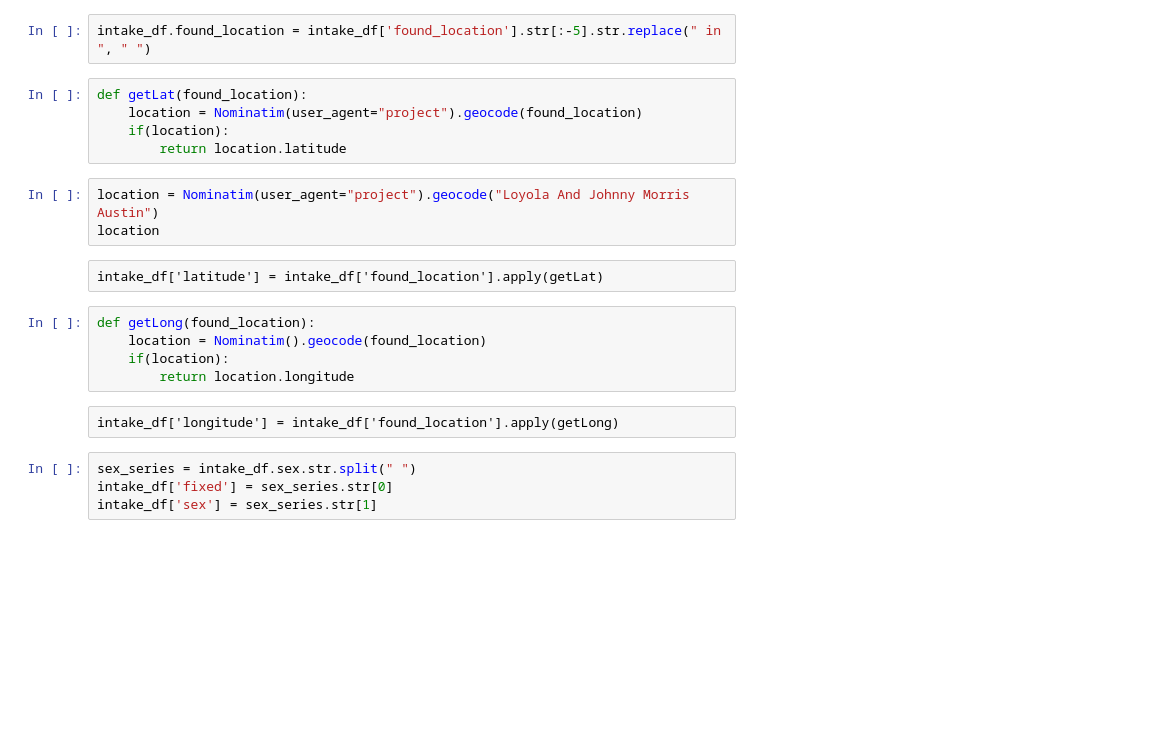
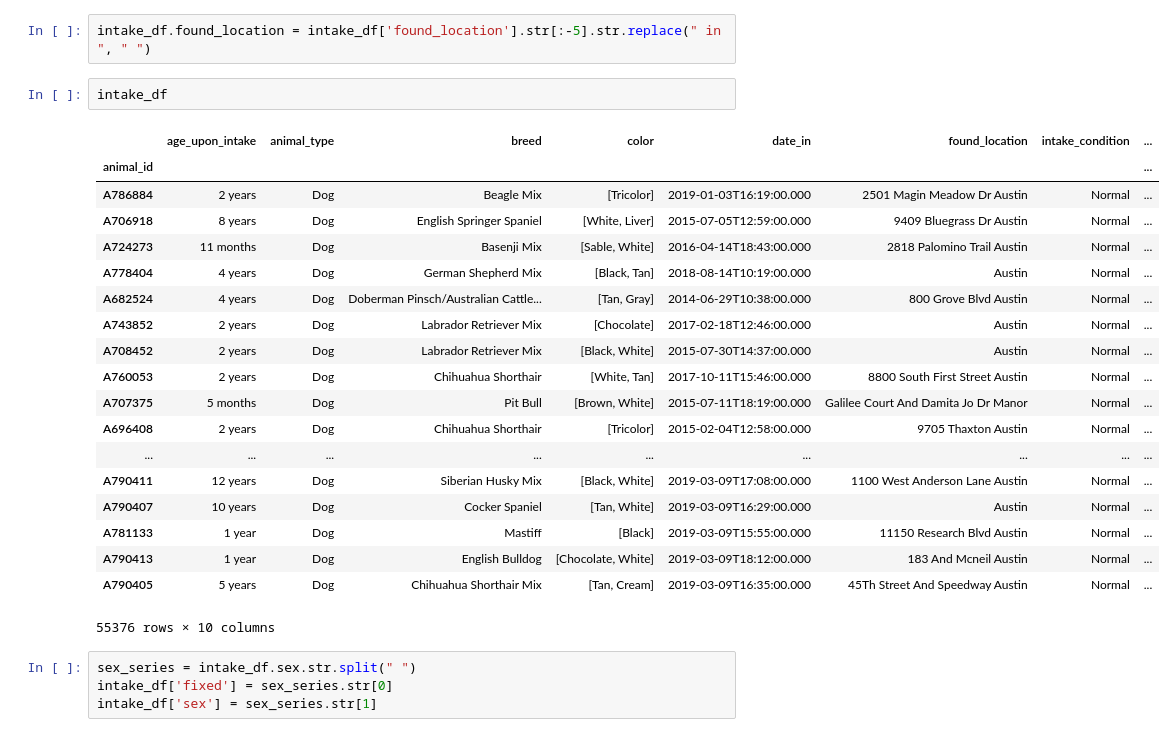
Before and after one commit to rohanvembar/data-science-project, a Jupyter notebook: notebooks/Data Collection and Cleaning.ipynb, the cells around one changed output. Drawn from its saved outputs; the diff is of its cells as text; blank space fills up the shorter version.

```diff
--- a/notebooks/Data Collection and Cleaning.ipynb
+++ b/notebooks/Data Collection and Cleaning.ipynb
@@ -28,23 +30,28 @@ intake_df = intake_df.loc[intake_df['animal_type'] == "Dog"]
 intake_df.color = intake_df.color.str.split('/')
 # %%
 intake_df.found_location = intake_df['found_location'].str[:-5].str.replace(" in ", " ")
-# %%
-def getLat(found_location):
-    location = Nominatim(user_agent="project").geocode(found_location)
-    if(location):
-        return location.latitude
-# %%
-location = Nominatim(user_agent="project").geocode("Loyola And Johnny Morris Austin")
-location
-# %% [raw]
-intake_df['latitude'] = intake_df['found_location'].apply(getLat)
-# %%
-def getLong(found_location):
-    location = Nominatim().geocode(found_location)
-    if(location):
-        return location.longitude
-# %% [raw]
-intake_df['longitude'] = intake_df['found_location'].apply(getLong)
+# %%
+intake_df
+# %% [output]
+|  | age_upon_intake | animal_type | breed | color | date_in | found_location | intake_condition | ... |
+| animal_id |  |  |  |  |  |  |  | ... |
+| A786884 | 2 years | Dog | Beagle Mix | [Tricolor] | 2019-01-03T16:19:00.000 | 2501 Magin Meadow Dr Austin | Normal | ... |
+| A706918 | 8 years | Dog | English Springer Spaniel | [White, Liver] | 2015-07-05T12:59:00.000 | 9409 Bluegrass Dr Austin | Normal | ... |
+| A724273 | 11 months | Dog | Basenji Mix | [Sable, White] | 2016-04-14T18:43:00.000 | 2818 Palomino Trail Austin | Normal | ... |
+| A778404 | 4 years | Dog | German Shepherd Mix | [Black, Tan] | 2018-08-14T10:19:00.000 | Austin | Normal | ... |
+| A682524 | 4 years | Dog | Doberman Pinsch/Australian Cattle... | [Tan, Gray] | 2014-06-29T10:38:00.000 | 800 Grove Blvd Austin | Normal | ... |
+| A743852 | 2 years | Dog | Labrador Retriever Mix | [Chocolate] | 2017-02-18T12:46:00.000 | Austin | Normal | ... |
+| A708452 | 2 years | Dog | Labrador Retriever Mix | [Black, White] | 2015-07-30T14:37:00.000 | Austin | Normal | ... |
+| A760053 | 2 years | Dog | Chihuahua Shorthair | [White, Tan] | 2017-10-11T15:46:00.000 | 8800 South First Street Austin | Normal | ... |
+| A707375 | 5 months | Dog | Pit Bull | [Brown, White] | 2015-07-11T18:19:00.000 | Galilee Court And Damita Jo Dr Manor | Normal | ... |
+| A696408 | 2 years | Dog | Chihuahua Shorthair | [Tricolor] | 2015-02-04T12:58:00.000 | 9705 Thaxton Austin | Normal | ... |
+| ... | ... | ... | ... | ... | ... | ... | ... | ... |
+| A790411 | 12 years | Dog | Siberian Husky Mix | [Black, White] | 2019-03-09T17:08:00.000 | 1100 West Anderson Lane Austin | Normal | ... |
+| A790407 | 10 years | Dog | Cocker Spaniel | [Tan, White] | 2019-03-09T16:29:00.000 | Austin | Normal | ... |
+| A781133 | 1 year | Dog | Mastiff | [Black] | 2019-03-09T15:55:00.000 | 11150 Research Blvd Austin | Normal | ... |
+| A790413 | 1 year | Dog | English Bulldog | [Chocolate, White] | 2019-03-09T18:12:00.000 | 183 And Mcneil Austin | Normal | ... |
+| A790405 | 5 years | Dog | Chihuahua Shorthair Mix | [Tan, Cream] | 2019-03-09T16:35:00.000 | 45Th Street And Speedway Austin | Normal | ... |
+55376 rows × 10 columns
 # %%
 sex_series = intake_df.sex.str.split(" ")
 intake_df['fixed'] = sex_series.str[0]
```
Also changed, not shown: parts of 23 cells of this notebook, 5 other files.
